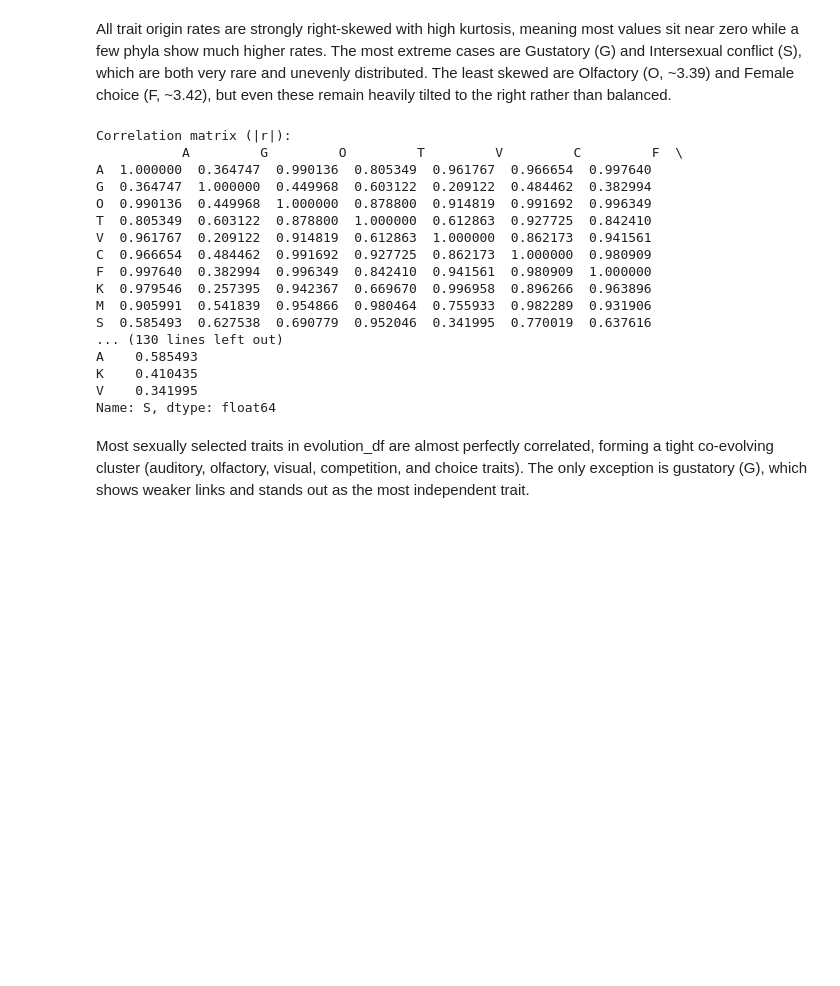
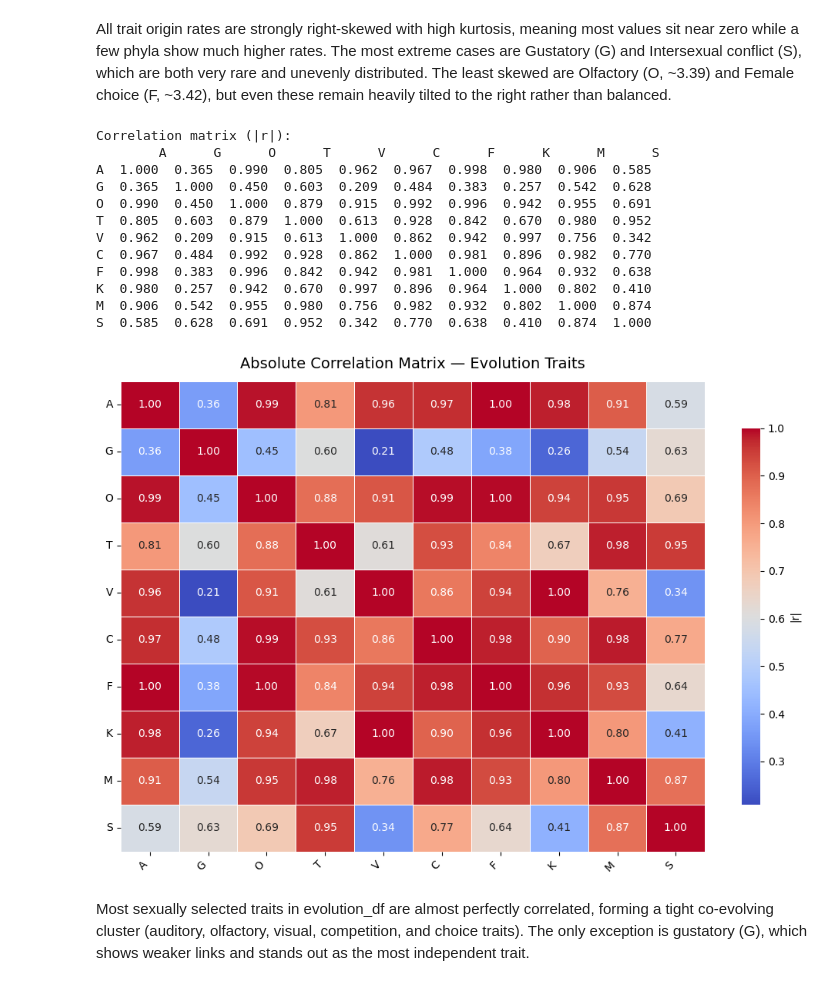
Before and after one commit to INFO-523-SU25/final-project-thompson, a Jupyter notebook: full_dataanalysis.ipynb, the cells around one changed output. Drawn from its saved outputs; the diff is of its cells as text; code cells hidden in the pictures; blank space fills up the shorter version.

Commit message:
added correlation matrix plot for evolution

```diff
--- a/full_dataanalysis.ipynb
+++ b/full_dataanalysis.ipynb
@@ -639,36 +639,41 @@ All trait origin rates are strongly right-skewed with high kurtosis, meaning mos
 # %%
 #correlations
 cont_cols = [c for c in traits_present if c in df2.columns]
 if cont_cols:
     corr = df2[cont_cols].corr().abs()
-    print("\nCorrelation matrix (|r|):\n", corr)
+    print("\nCorrelation matrix (|r|):\n", corr.round(3))
 
-    print("\nCorrelations (|r| ≥ 0.10):")
-    for col in corr.columns:
-        s = corr[col].drop(labels=[col])
-        s = s[s >= 0.10].sort_values(ascending=False)
-        if s.empty:
-            print(f"{col}: none ≥ 0.10")
-        else:
-            print(f"\n{col}:\n{s}")
+    # Heatmap
+    plt.figure(figsize=(10, 7))
+    sns.heatmap(
+        corr,
+        annot=True,
+        cmap="coolwarm",
+        fmt=".2f",
+        linewidths=0.5,
+        cbar_kws={"shrink": 0.8, "label": "|r|"}
+    )
+    plt.title("Absolute Correlation Matrix — Evolution Traits", fontsize=14, pad=12)
+    plt.xticks(rotation=45, ha="right")
+    plt.yticks(rotation=0)
+    plt.tight_layout()
+    plt.show()
+else:
+    print("No continuous trait columns found in df2.")
 # %% [output]
 Correlation matrix (|r|):
-           A         G         O         T         V         C         F  \
-A  1.000000  0.364747  0.990136  0.805349  0.961767  0.966654  0.997640
-G  0.364747  1.000000  0.449968  0.603122  0.209122  0.484462  0.382994
-O  0.990136  0.449968  1.000000  0.878800  0.914819  0.991692  0.996349
-T  0.805349  0.603122  0.878800  1.000000  0.612863  0.927725  0.842410
-V  0.961767  0.209122  0.914819  0.612863  1.000000  0.862173  0.941561
-C  0.966654  0.484462  0.991692  0.927725  0.862173  1.000000  0.980909
-F  0.997640  0.382994  0.996349  0.842410  0.941561  0.980909  1.000000
-K  0.979546  0.257395  0.942367  0.669670  0.996958  0.896266  0.963896
-M  0.905991  0.541839  0.954866  0.980464  0.755933  0.982289  0.931906
-S  0.585493  0.627538  0.690779  0.952046  0.341995  0.770019  0.637616
-... (130 lines left out)
-A    0.585493
-K    0.410435
-V    0.341995
-Name: S, dtype: float64
+        A      G      O      T      V      C      F      K      M      S
+A  1.000  0.365  0.990  0.805  0.962  0.967  0.998  0.980  0.906  0.585
+G  0.365  1.000  0.450  0.603  0.209  0.484  0.383  0.257  0.542  0.628
+O  0.990  0.450  1.000  0.879  0.915  0.992  0.996  0.942  0.955  0.691
+T  0.805  0.603  0.879  1.000  0.613  0.928  0.842  0.670  0.980  0.952
+V  0.962  0.209  0.915  0.613  1.000  0.862  0.942  0.997  0.756  0.342
+C  0.967  0.484  0.992  0.928  0.862  1.000  0.981  0.896  0.982  0.770
+F  0.998  0.383  0.996  0.842  0.942  0.981  1.000  0.964  0.932  0.638
+K  0.980  0.257  0.942  0.670  0.997  0.896  0.964  1.000  0.802  0.410
+M  0.906  0.542  0.955  0.980  0.756  0.982  0.932  0.802  1.000  0.874
+S  0.585  0.628  0.691  0.952  0.342  0.770  0.638  0.410  0.874  1.000
+[figure, added]
 # %% [markdown]
 Most sexually selected traits in evolution_df are almost perfectly correlated, forming a tight co-evolving cluster (auditory, olfactory, visual, competition, and choice traits). The only exception is gustatory (G), which shows weaker links and stands out as the most independent trait.
 # %%
```
